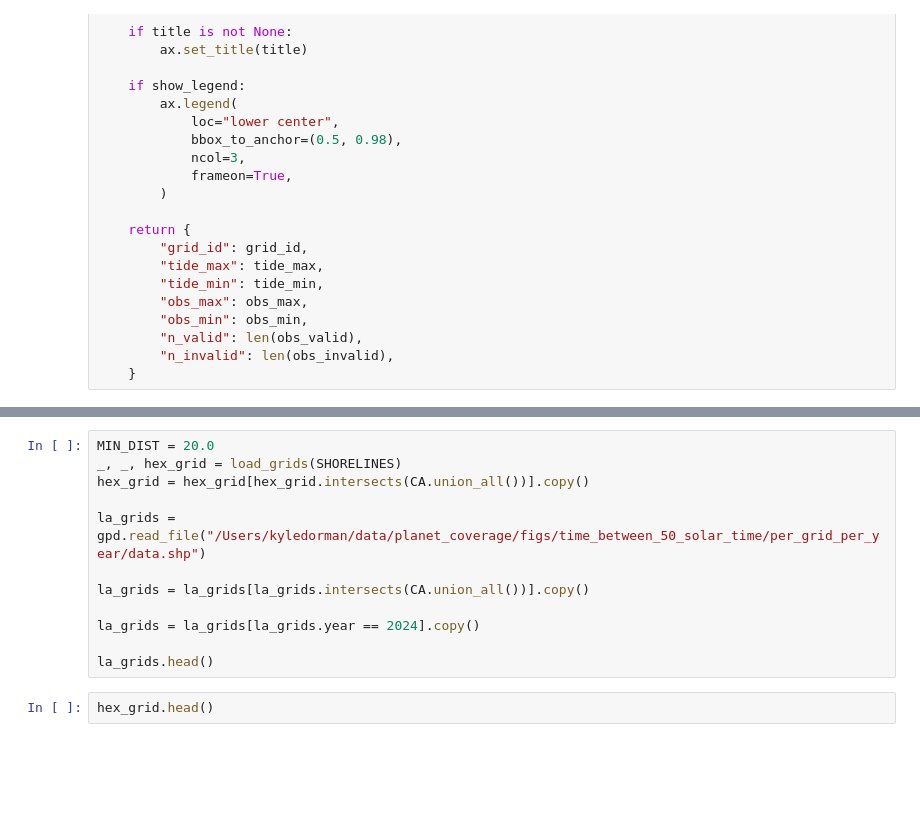
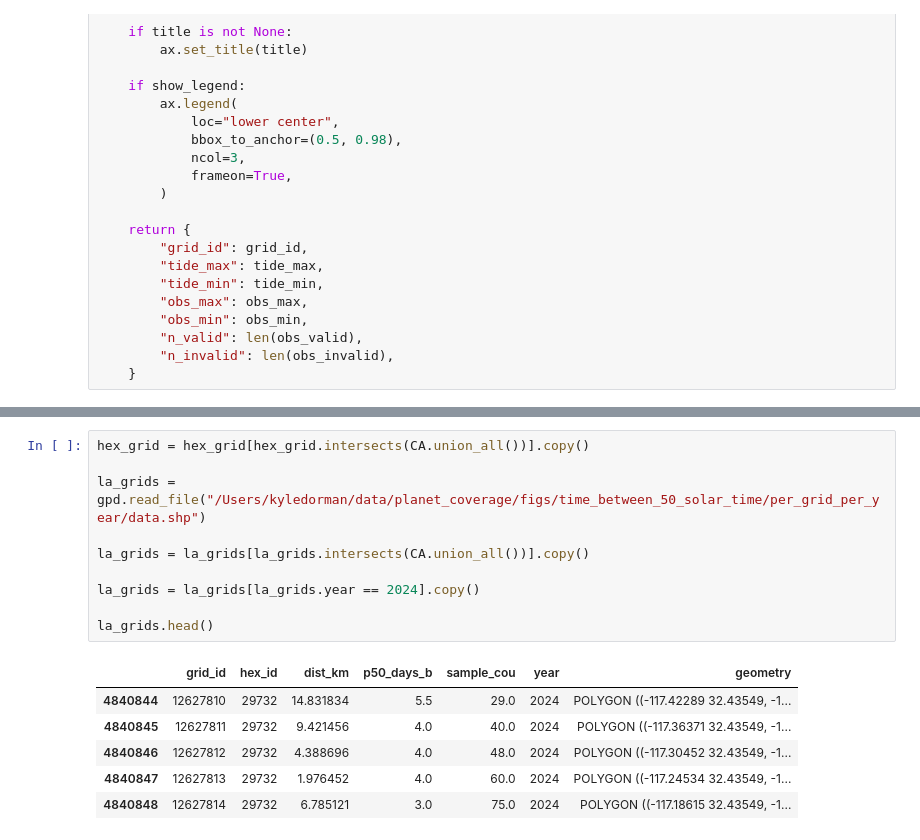
Before and after one commit to kyle-dorman/planet_coverage, a Jupyter notebook: notebooks/tide_supplement.ipynb, the cells around one changed output, grey strips where cells are left out. Cells and saved outputs as stored; diff of their text form; blank space fills up the shorter version.

```diff
--- a/notebooks/tide_supplement.ipynb
+++ b/notebooks/tide_supplement.ipynb
@@ -554,17 +582,20 @@ plt.show()
 # %%
-MIN_DIST = 20.0
-_, _, hex_grid = load_grids(SHORELINES)
 hex_grid = hex_grid[hex_grid.intersects(CA.union_all())].copy()
 
 la_grids = gpd.read_file("/Users/kyledorman/data/planet_coverage/figs/time_between_50_solar_time/per_grid_per_year/data.shp")
 
 la_grids = la_grids[la_grids.intersects(CA.union_all())].copy()
 
 la_grids = la_grids[la_grids.year == 2024].copy()
 
 la_grids.head()
+# %% [output]
+|  | grid_id | hex_id | dist_km | p50_days_b | sample_cou | year | geometry |
+| 4840844 | 12627810 | 29732 | 14.831834 | 5.5 | 29.0 | 2024 | POLYGON ((-117.42289 32.43549, -1... |
+| 4840845 | 12627811 | 29732 | 9.421456 | 4.0 | 40.0 | 2024 | POLYGON ((-117.36371 32.43549, -1... |
+| 4840846 | 12627812 | 29732 | 4.388696 | 4.0 | 48.0 | 2024 | POLYGON ((-117.30452 32.43549, -1... |
+| 4840847 | 12627813 | 29732 | 1.976452 | 4.0 | 60.0 | 2024 | POLYGON ((-117.24534 32.43549, -1... |
+| 4840848 | 12627814 | 29732 | 6.785121 | 3.0 | 75.0 | 2024 | POLYGON ((-117.18615 32.43549, -1... |
-# %%
-hex_grid.head()
 # %%
 import matplotlib.pyplot as plt
 import geopandas as gpd
```
Also changed, not shown: parts of 9 cells of this notebook, 4 other files.
